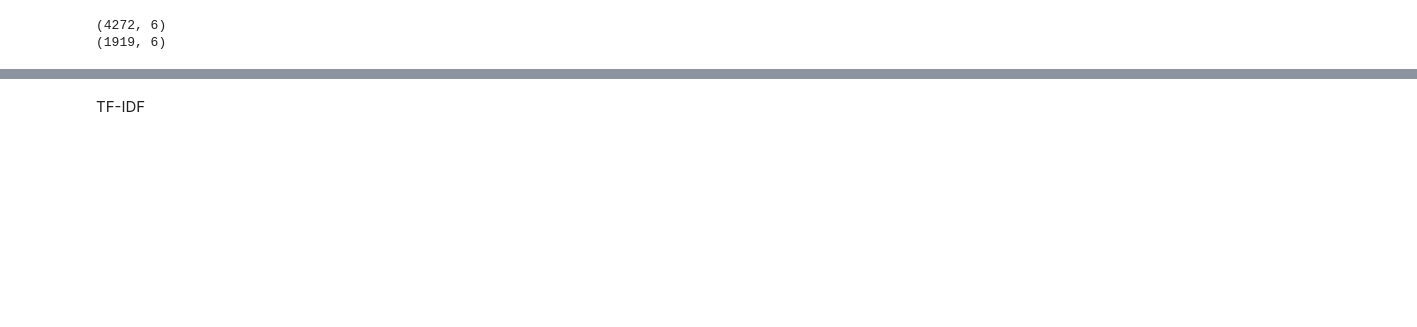
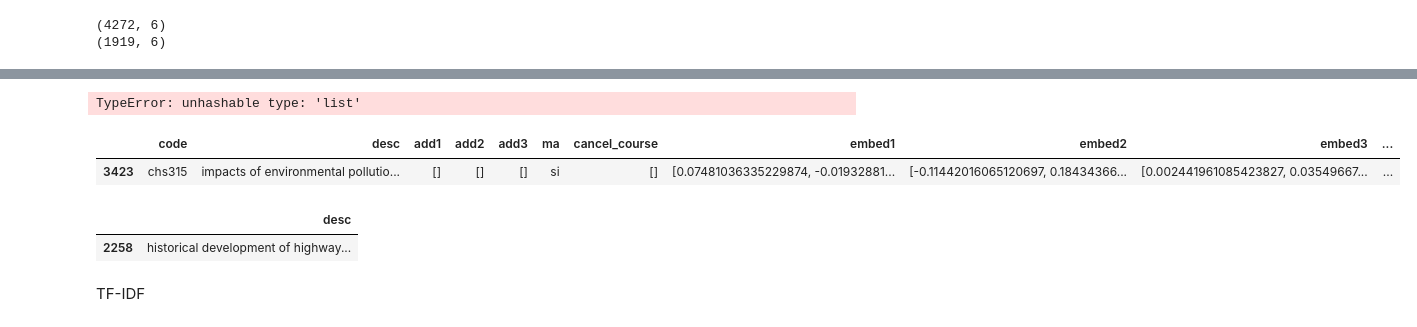
Before and after one commit to chokoon123/314, a Jupyter notebook: embed.ipynb, the cells around one changed output, grey strips where cells are left out. Drawn from its saved outputs; the diff is of its cells as text; code cells hidden in the pictures; blank space fills up the shorter version.

```diff
--- a/embed.ipynb
+++ b/embed.ipynb
@@ -230,0 +285,14 @@ print(dataframe[dataframe["code"]=="IP230"])
+# %%
+dataframe[dataframe["valid_pairs"]]
+# %% [output]
+TypeError: unhashable type: 'list'
+# %%
+dataframe[dataframe["code"] == "chs315"]
+# %% [output]
+|  | code | desc | add1 | add2 | add3 | ma | cancel_course | embed1 | embed2 | embed3 | ... |
+| 3423 | chs315 | impacts of environmental pollutio... | [] | [] | [] | si | [] | [0.07481036335229874, -0.01932881... | [-0.11442016065120697, 0.18434366... | [0.002441961085423827, 0.03549667... | ... |
+# %%
+dataframe[dataframe["code"] == "ce361"][["desc"]]
+# %% [output]
+|  | desc |
+| 2258 | historical development of highway... |
```
Also changed, not shown: parts of 19 cells of this notebook, 1 other file.
